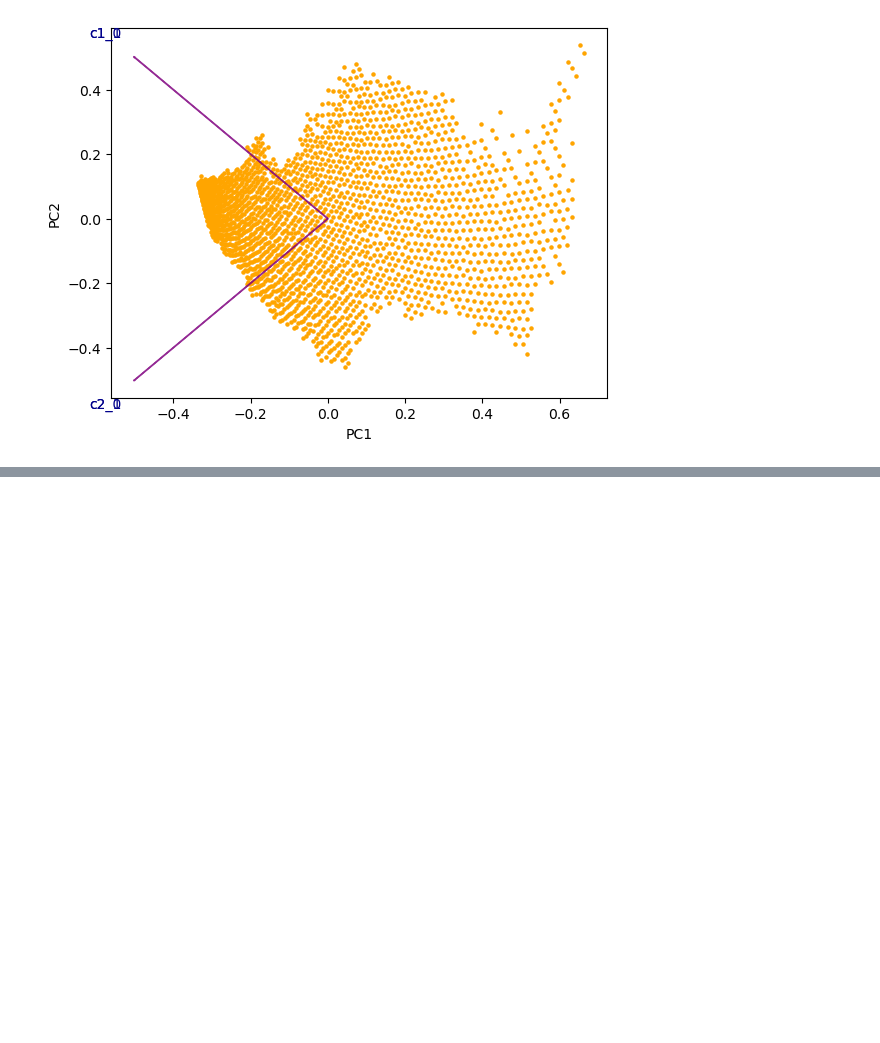
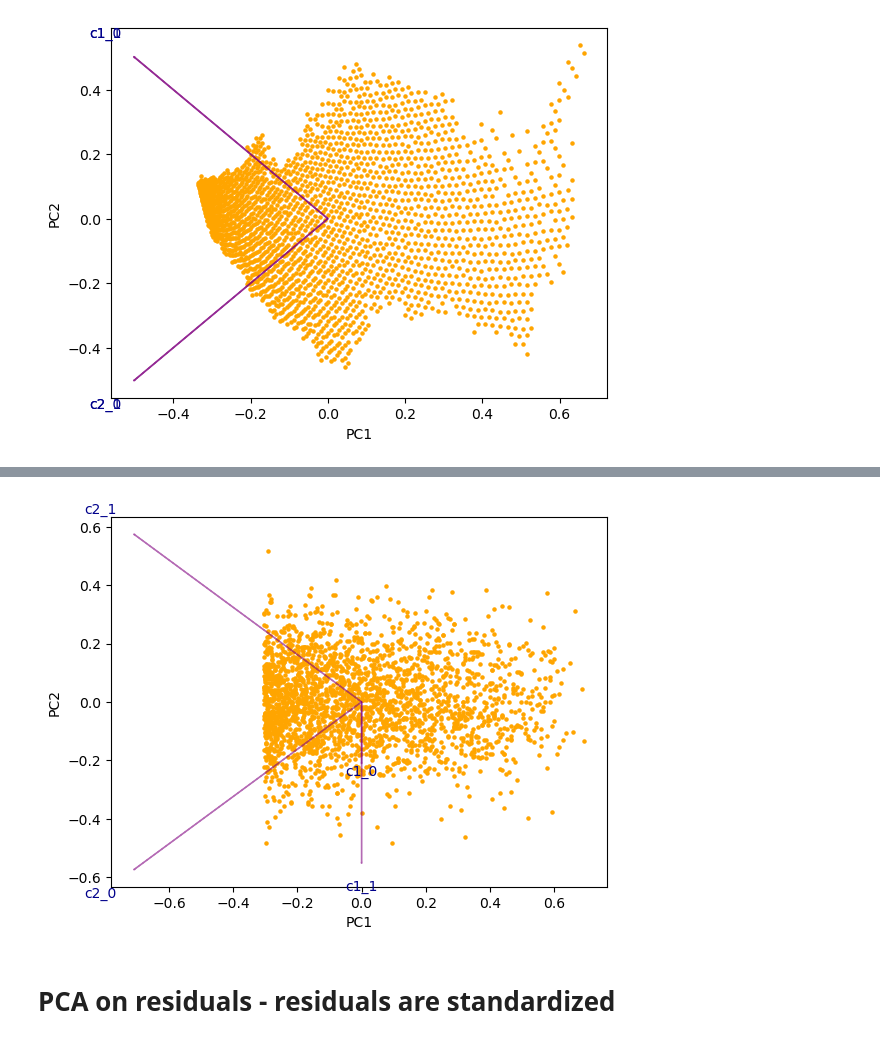
Before and after one commit to ascsn/ModelOrthogonalization, a Jupyter notebook: ToyExample/toymodels.ipynb, the cells around one changed output, grey strips where cells are left out. Drawn from its saved outputs; the diff is of its cells as text; code cells hidden in the pictures; blank space fills up the shorter version.

```diff
--- a/ToyExample/toymodels.ipynb
+++ b/ToyExample/toymodels.ipynb
@@ -186,0 +228,6 @@ biplot(X_pca, np.transpose(pca.components_),list(loadings.index))
+# %%
+biplot(X_pca, np.transpose(pca.components_),list(loadings.index))
+# %% [output]
+[figure, added]
+# %% [markdown]
+# PCA on residuals - residuals are standardized
```
Also changed, not shown: parts of 9 cells of this notebook, 1 other file.
